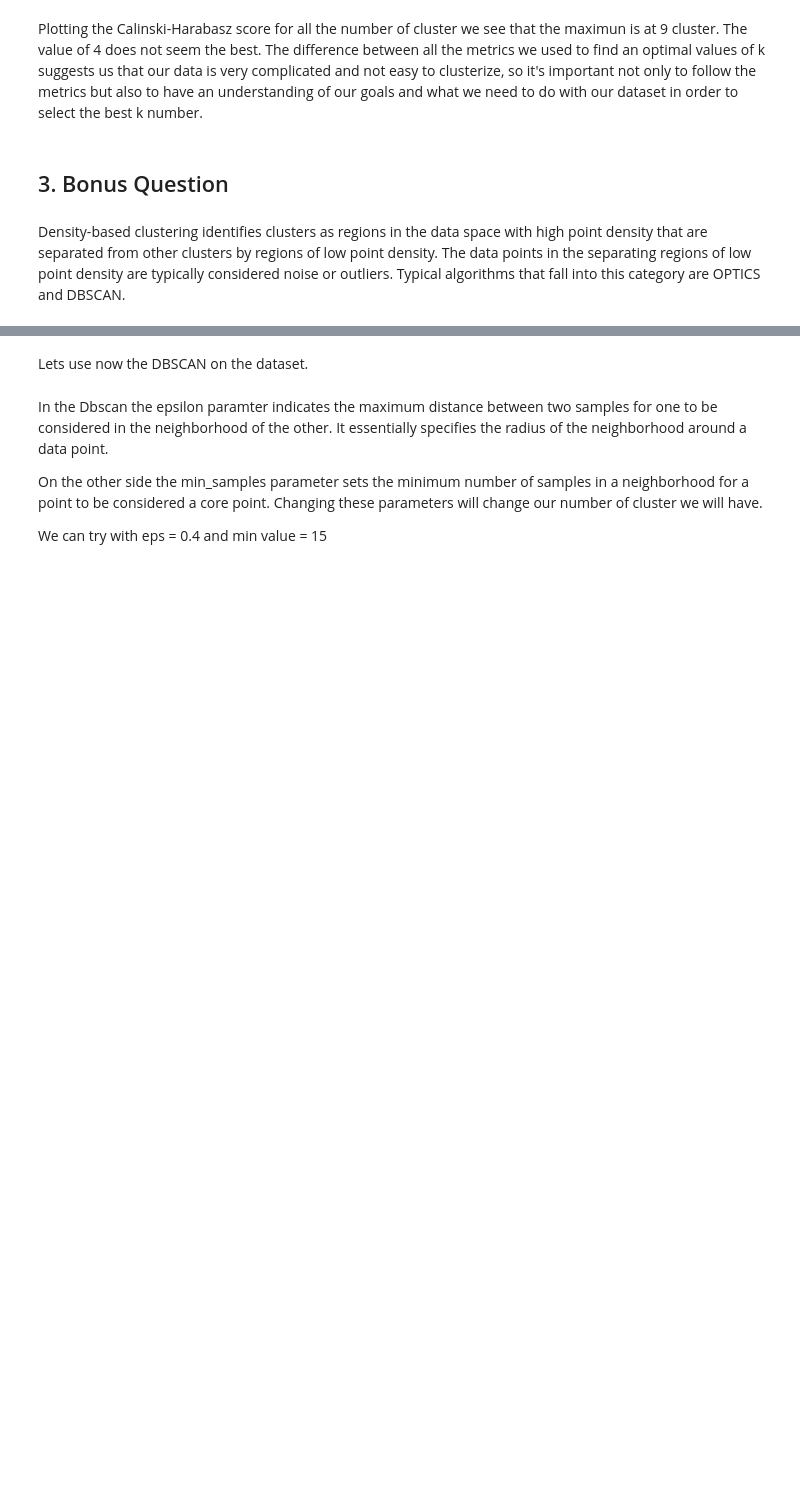
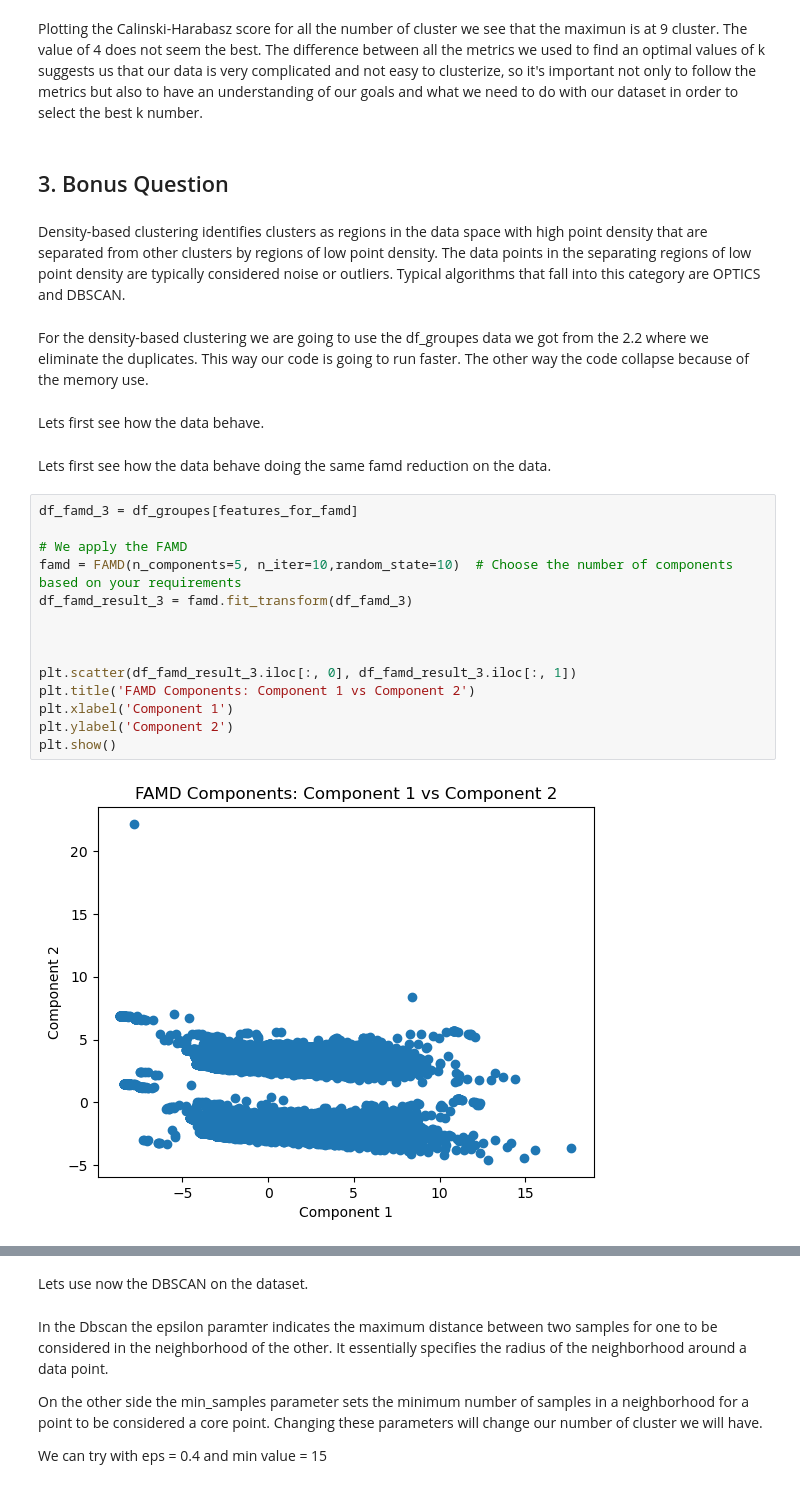
Before and after one commit to Marioiacobelli/ADM-HW4, a Jupyter notebook: main.ipynb, the cells around one changed output, grey strips where cells are left out. Drawn from its saved outputs; the diff is of its cells as text; blank space fills up the shorter version.

```diff
--- a/main.ipynb
+++ b/main.ipynb
@@ -1101,3 +1089,25 @@ Plotting the Calinski-Harabasz score for all the number of cluster we see that t
 ## 3. Bonus Question
 # %% [markdown]
 Density-based clustering identifies clusters as regions in the data space with high point density that are separated from other clusters by regions of low point density. The data points in the separating regions of low point density are typically considered noise or outliers. Typical algorithms that fall into this category are OPTICS and DBSCAN.
+# %% [markdown]
+For the density-based clustering we are going to use the df_groupes data we got from the 2.2 where we eliminate the duplicates. This way our code is going to run faster. The other way the code collapse because of the memory use.
+# %% [markdown]
+Lets first see how the data behave.
+# %% [markdown]
+Lets first see how the data behave doing the same famd reduction on the data.
+# %%
+df_famd_3 = df_groupes[features_for_famd]
+
+# We apply the FAMD
+famd = FAMD(n_components=5, n_iter=10,random_state=10)  # Choose the number of components based on your requirements
+df_famd_result_3 = famd.fit_transform(df_famd_3)
+
+
+
+plt.scatter(df_famd_result_3.iloc[:, 0], df_famd_result_3.iloc[:, 1])
+plt.title('FAMD Components: Component 1 vs Component 2')
+plt.xlabel('Component 1')
+plt.ylabel('Component 2')
+plt.show()
+# %% [output]
+[figure, added]
```
Also changed, not shown: parts of 14 cells of this notebook.
